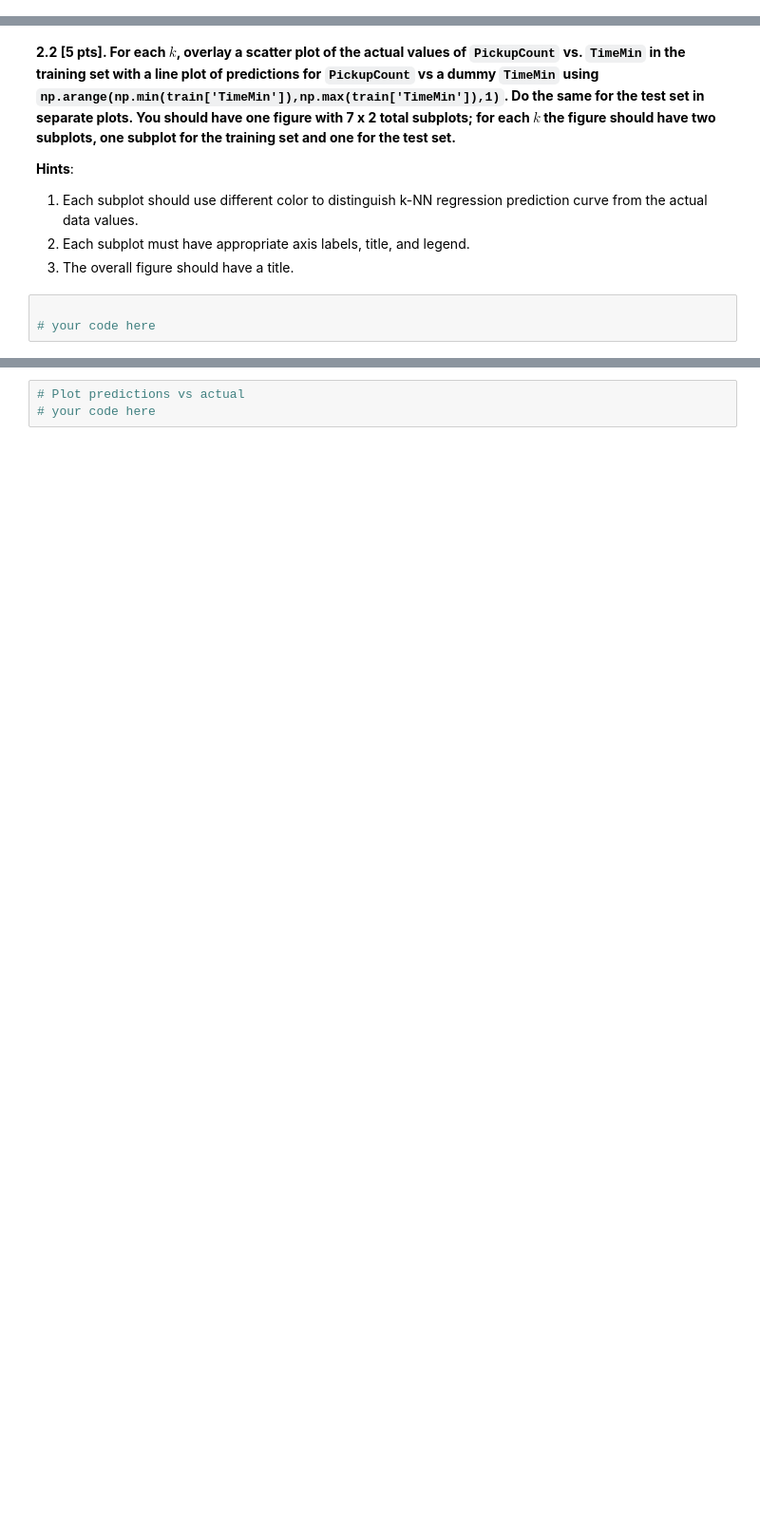
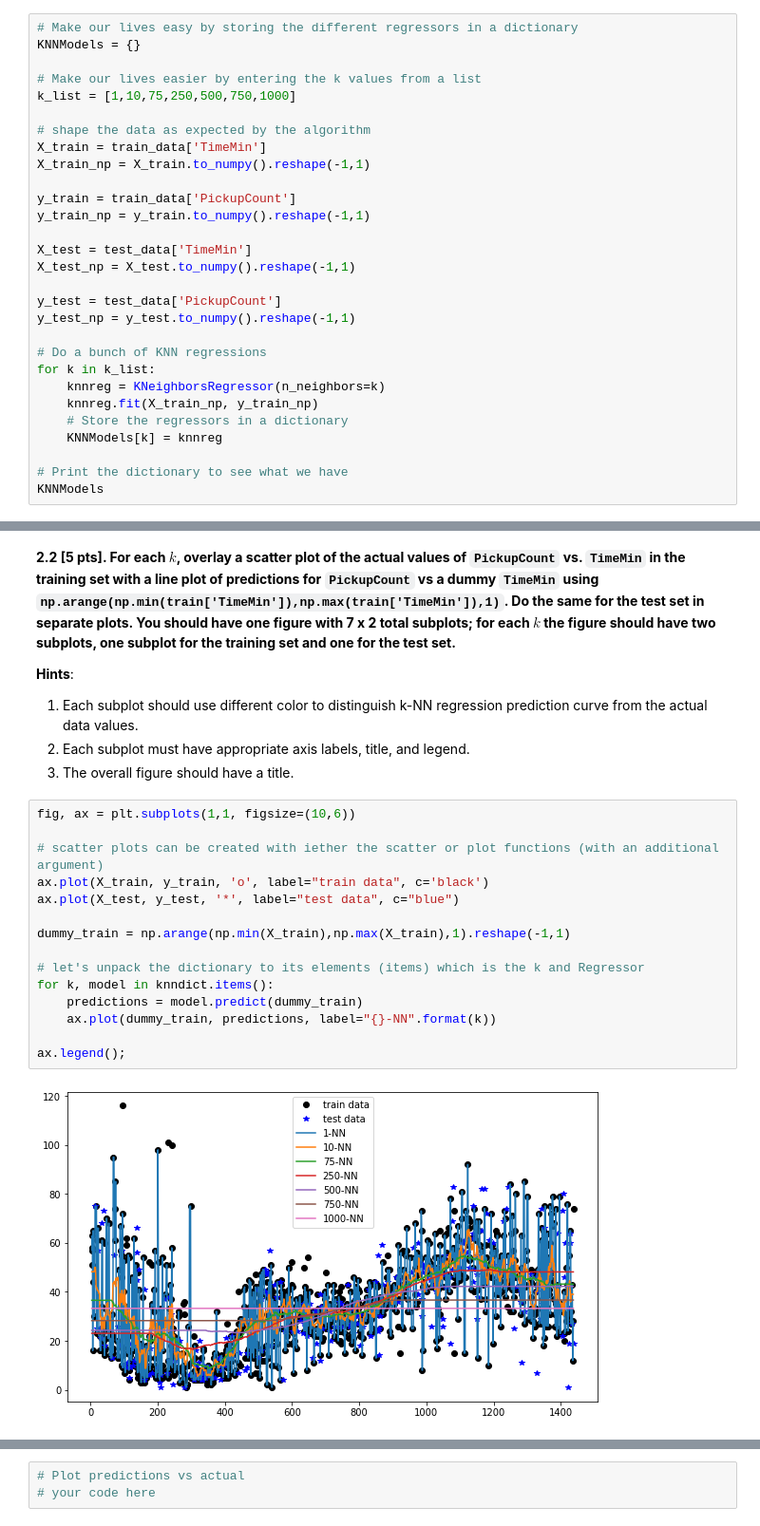
Before and after one commit to CreditPy/2021-s109a, a Jupyter notebook: cs_s109a_hw2/cs_s109a_hw2.ipynb, the cells around one changed output, grey strips where cells are left out. Shown: that part at 95% size. Cells and saved outputs as stored; diff of their text form; blank space fills up the shorter version.

Commit message:
First graph for 2.2

```diff
--- a/cs_s109a_hw2/cs_s109a_hw2.ipynb
+++ b/cs_s109a_hw2/cs_s109a_hw2.ipynb
@@ -190,0 +189,29 @@ In lecture we've seen $k$-Nearest Neighbors ($k$-NN) Regression, a non-parametri
+# %%
+# Make our lives easy by storing the different regressors in a dictionary
+KNNModels = {}
+
+# Make our lives easier by entering the k values from a list
+k_list = [1,10,75,250,500,750,1000]
+
+# shape the data as expected by the algorithm
+X_train = train_data['TimeMin']
+X_train_np = X_train.to_numpy().reshape(-1,1)
+
+y_train = train_data['PickupCount']
+y_train_np = y_train.to_numpy().reshape(-1,1)
+
+X_test = test_data['TimeMin']
+X_test_np = X_test.to_numpy().reshape(-1,1)
+
+y_test = test_data['PickupCount']
+y_test_np = y_test.to_numpy().reshape(-1,1)
+
+# Do a bunch of KNN regressions
+for k in k_list:
+    knnreg = KNeighborsRegressor(n_neighbors=k)
+    knnreg.fit(X_train_np, y_train_np)
+    # Store the regressors in a dictionary
+    KNNModels[k] = knnreg
+
+# Print the dictionary to see what we have
+KNNModels
@@ -196,6 +256,20 @@ In lecture we've seen $k$-Nearest Neighbors ($k$-NN) Regression, a non-parametri
 1. Each subplot should use different color to distinguish k-NN regression prediction curve from the actual data values.
 2. Each subplot must have appropriate axis labels, title, and legend.
 3. The overall figure should have a title.
-# %%
-
-# your code here
+# %%
+fig, ax = plt.subplots(1,1, figsize=(10,6))
+
+# scatter plots can be created with iether the scatter or plot functions (with an additional argument)
+ax.plot(X_train, y_train, 'o', label="train data", c='black')
+ax.plot(X_test, y_test, '*', label="test data", c="blue")
+
+dummy_train = np.arange(np.min(X_train),np.max(X_train),1).reshape(-1,1)
+
+# let's unpack the dictionary to its elements (items) which is the k and Regressor
+for k, model in knndict.items():
+    predictions = model.predict(dummy_train)
+    ax.plot(dummy_train, predictions, label="{}-NN".format(k))
+
+ax.legend();
+# %% [output]
+[figure, added]
```
Also changed, not shown: parts of 10 cells of this notebook.
